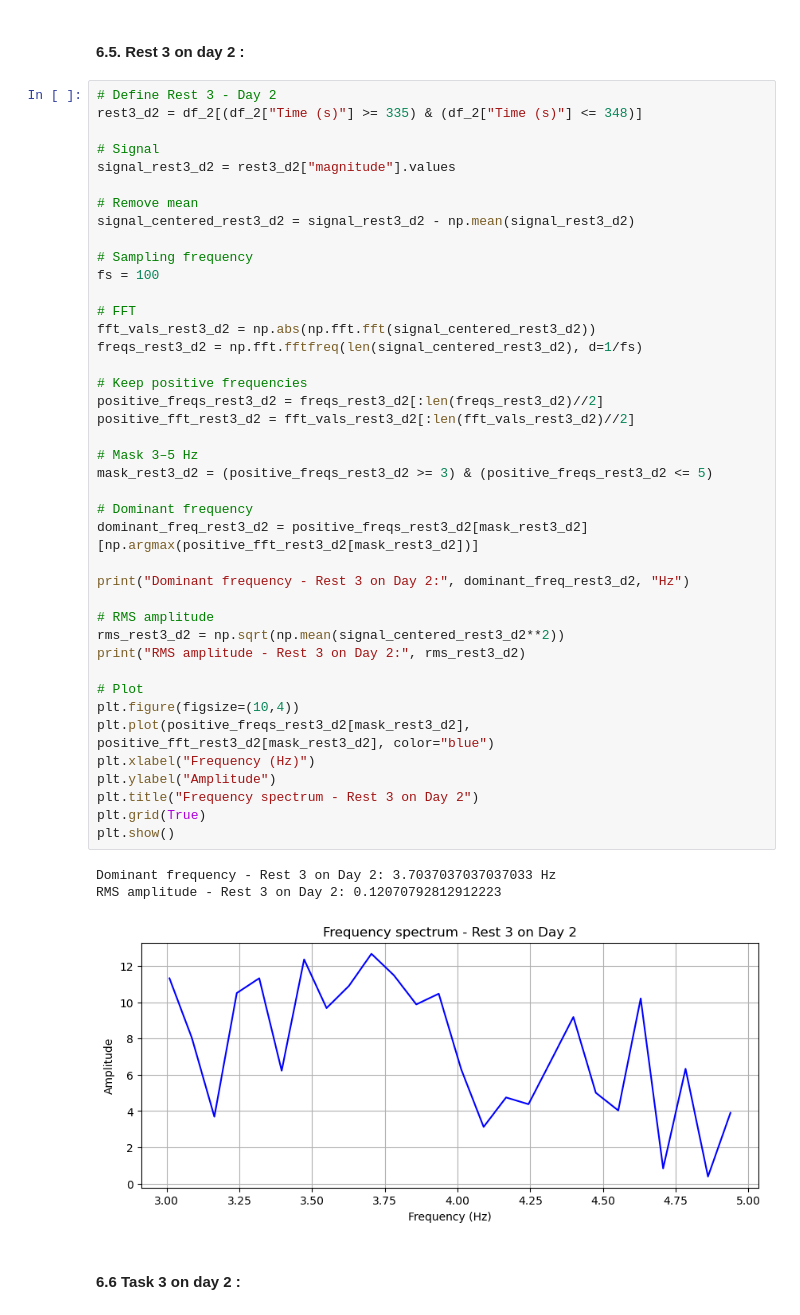
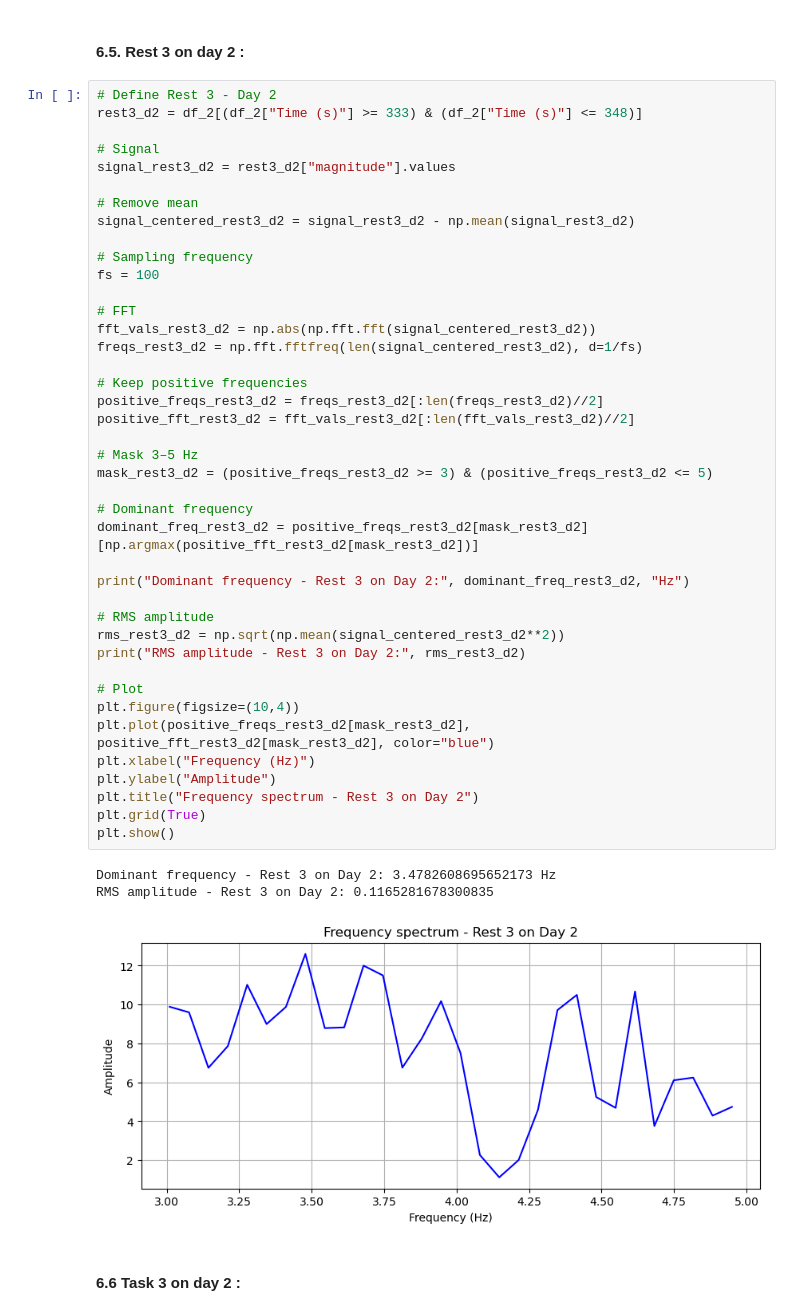
Before and after one commit to zemmahisofi-byte/Projet_R_Python, a Jupyter notebook: Projet_python/main.ipynb, the cells around one changed output. Cells and saved outputs as stored; diff of their text form.

```diff
--- a/Projet_python/main.ipynb
+++ b/Projet_python/main.ipynb
@@ -949,7 +951,7 @@ RMS amplitude - Task 2 on Day 2: 0.8418158473705499
 #### 6.5. Rest 3 on day 2 :
 # %%
 # Define Rest 3 - Day 2
-rest3_d2 = df_2[(df_2["Time (s)"] >= 335) & (df_2["Time (s)"] <= 348)]
+rest3_d2 = df_2[(df_2["Time (s)"] >= 333) & (df_2["Time (s)"] <= 348)]
 
 # Signal
 signal_rest3_d2 = rest3_d2["magnitude"].values
@@ -962,36 +964,36 @@ fs = 100
 
 # FFT
 fft_vals_rest3_d2 = np.abs(np.fft.fft(signal_centered_rest3_d2))
 freqs_rest3_d2 = np.fft.fftfreq(len(signal_centered_rest3_d2), d=1/fs)
 
 # Keep positive frequencies
 positive_freqs_rest3_d2 = freqs_rest3_d2[:len(freqs_rest3_d2)//2]
 positive_fft_rest3_d2 = fft_vals_rest3_d2[:len(fft_vals_rest3_d2)//2]
 
 # Mask 3–5 Hz
 mask_rest3_d2 = (positive_freqs_rest3_d2 >= 3) & (positive_freqs_rest3_d2 <= 5)
 
 # Dominant frequency
 dominant_freq_rest3_d2 = positive_freqs_rest3_d2[mask_rest3_d2][np.argmax(positive_fft_rest3_d2[mask_rest3_d2])]
 
 print("Dominant frequency - Rest 3 on Day 2:", dominant_freq_rest3_d2, "Hz")
 
 # RMS amplitude
 rms_rest3_d2 = np.sqrt(np.mean(signal_centered_rest3_d2**2))
 print("RMS amplitude - Rest 3 on Day 2:", rms_rest3_d2)
 
 # Plot
 plt.figure(figsize=(10,4))
 plt.plot(positive_freqs_rest3_d2[mask_rest3_d2], positive_fft_rest3_d2[mask_rest3_d2], color="blue")
 plt.xlabel("Frequency (Hz)")
 plt.ylabel("Amplitude")
 plt.title("Frequency spectrum - Rest 3 on Day 2")
 plt.grid(True)
 plt.show()
 # %% [output]
-Dominant frequency - Rest 3 on Day 2: 3.7037037037037033 Hz
-RMS amplitude - Rest 3 on Day 2: 0.12070792812912223
+Dominant frequency - Rest 3 on Day 2: 3.4782608695652173 Hz
+RMS amplitude - Rest 3 on Day 2: 0.1165281678300835
-[figure, old version]
+[figure, new version]
 # %% [markdown]
 #### 6.6 Task 3 on day 2 :
 # %%
```
Also changed, not shown: parts of 35 cells of this notebook, 1 other file.
